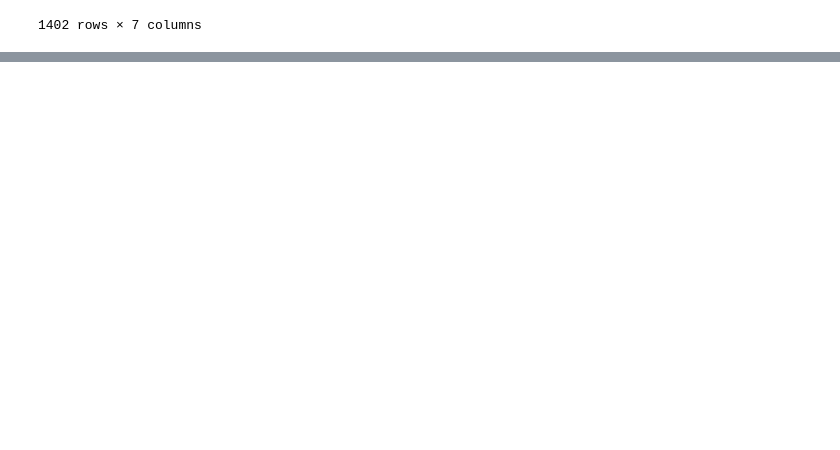
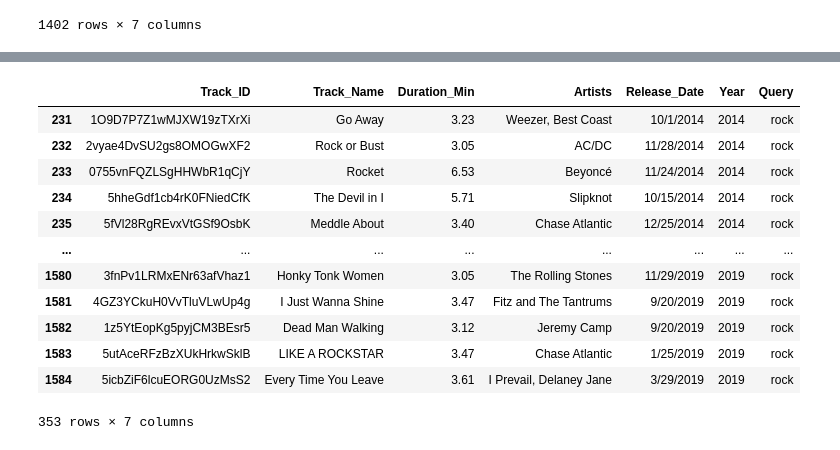
Before and after one commit to patilhumesh88-spec/data_projects_01, a Jupyter notebook: pract.ipynb, the cells around one changed output, grey strips where cells are left out. Drawn from its saved outputs; the diff is of its cells as text; code cells hidden in the pictures; blank space fills up the shorter version.

```diff
--- a/pract.ipynb
+++ b/pract.ipynb
@@ -152,0 +164,16 @@ df.query(f"{col}>2014")
+# %%
+df.query("Query=='rock'")
+# %% [output]
+|  | Track_ID | Track_Name | Duration_Min | Artists | Release_Date | Year | Query |
+| 231 | 1O9D7P7Z1wMJXW19zTXrXi | Go Away | 3.23 | Weezer, Best Coast | 10/1/2014 | 2014 | rock |
+| 232 | 2vyae4DvSU2gs8OMOGwXF2 | Rock or Bust | 3.05 | AC/DC | 11/28/2014 | 2014 | rock |
+| 233 | 0755vnFQZLSgHHWbR1qCjY | Rocket | 6.53 | Beyoncé | 11/24/2014 | 2014 | rock |
+| 234 | 5hheGdf1cb4rK0FNiedCfK | The Devil in I | 5.71 | Slipknot | 10/15/2014 | 2014 | rock |
+| 235 | 5fVl28RgREvxVtGSf9OsbK | Meddle About | 3.40 | Chase Atlantic | 12/25/2014 | 2014 | rock |
+| ... | ... | ... | ... | ... | ... | ... | ... |
+| 1580 | 3fnPv1LRMxENr63afVhaz1 | Honky Tonk Women | 3.05 | The Rolling Stones | 11/29/2019 | 2019 | rock |
+| 1581 | 4GZ3YCkuH0VvTluVLwUp4g | I Just Wanna Shine | 3.47 | Fitz and The Tantrums | 9/20/2019 | 2019 | rock |
+| 1582 | 1z5YtEopKg5pyjCM3BEsr5 | Dead Man Walking | 3.12 | Jeremy Camp | 9/20/2019 | 2019 | rock |
+| 1583 | 5utAceRFzBzXUkHrkwSklB | LIKE A ROCKSTAR | 3.47 | Chase Atlantic | 1/25/2019 | 2019 | rock |
+| 1584 | 5icbZiF6lcuEORG0UzMsS2 | Every Time You Leave | 3.61 | I Prevail, Delaney Jane | 3/29/2019 | 2019 | rock |
+353 rows × 7 columns
```
Also changed, not shown: parts of 22 cells of this notebook.
